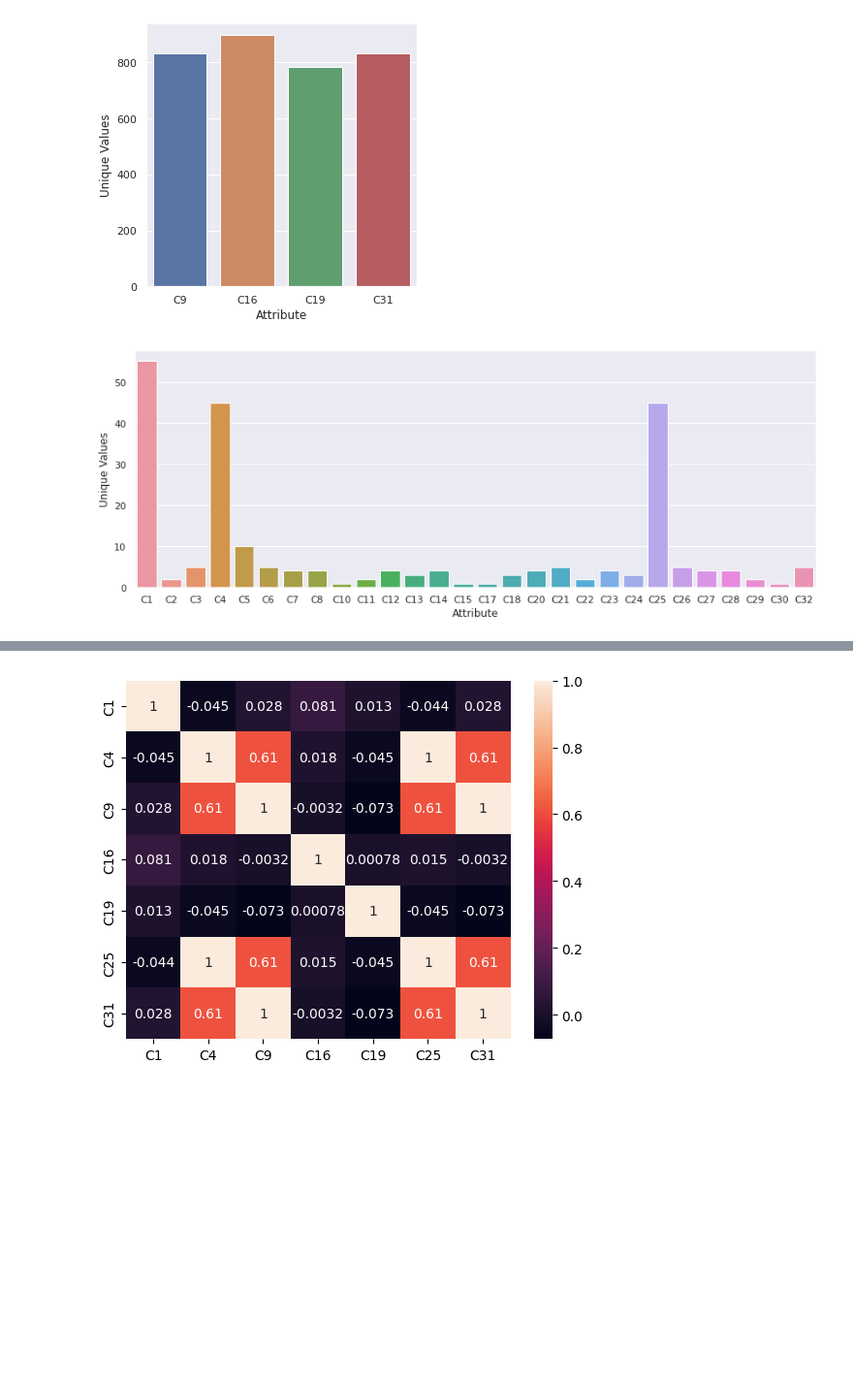
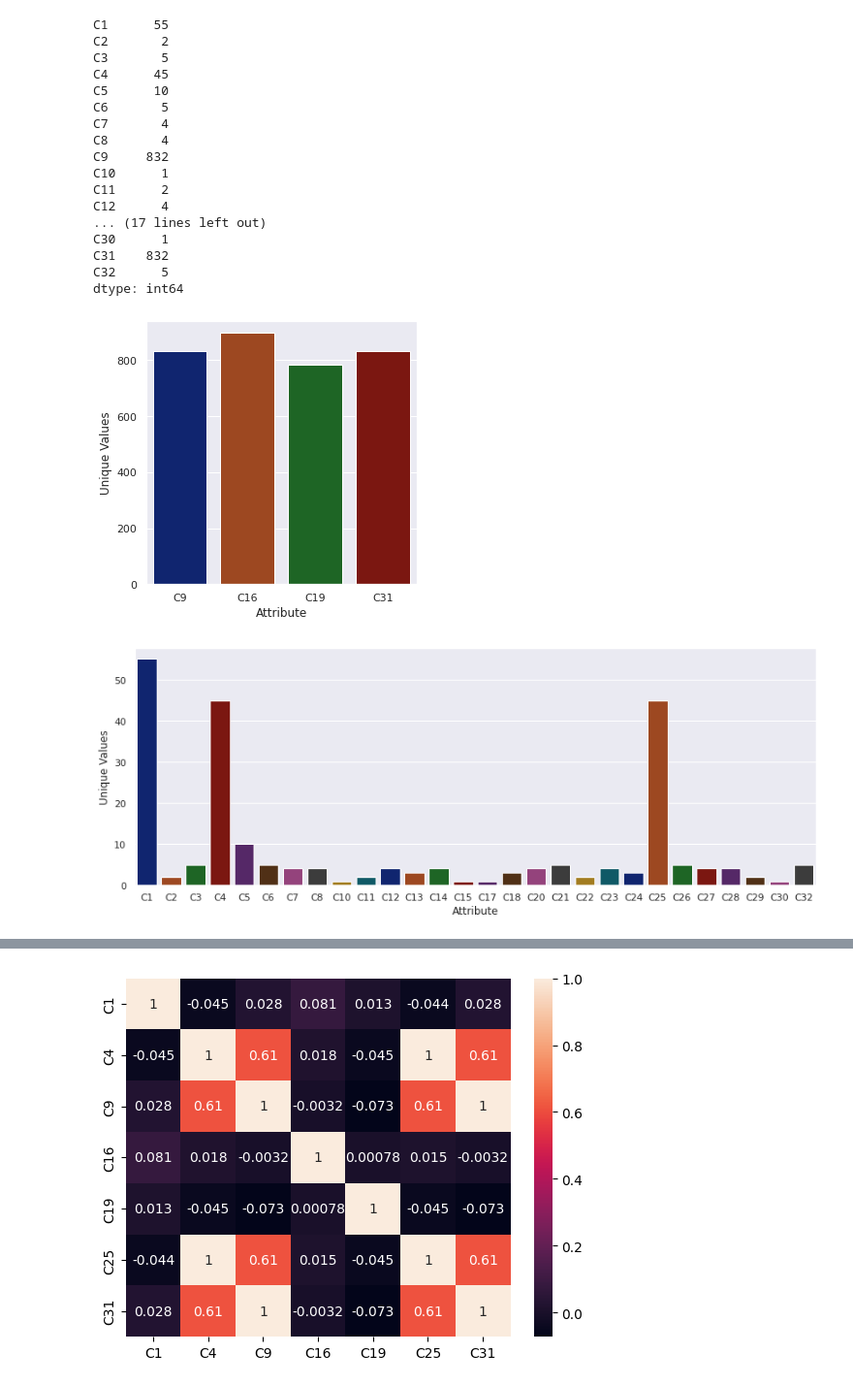
Before and after one commit to Moritz-Bergemann/DM-Assignment, a Jupyter notebook: generate_graphics.ipynb, the cells around one changed output, grey strips where cells are left out. Shown at 97% size. Cells and saved outputs as stored; diff of their text form; code cells hidden in the pictures; blank space fills up the shorter version.

```diff
--- a/generate_graphics.ipynb
+++ b/generate_graphics.ipynb
@@ -11,24 +11,46 @@ def get_train():
 # %%
 # Unique values
 df = get_train()
 
 unique = df.nunique()
 
+print(unique)
+
 unique_high = unique[unique > 100]
 unique_low = unique[unique <= 100]
+
+sns.set_palette("dark")
+
 sns.set(rc={
     'figure.figsize':(len(unique_high)*1.25,5),
 })
-ax = sns.barplot(unique_high.index, unique_high.values, dodge=False)
+ax = sns.barplot(unique_high.index, unique_high.values, dodge=False, palette="dark")
 ax.set(xlabel="Attribute", ylabel="Unique Values")
 plt.show()
 
 sns.set(rc={
     'figure.figsize':(len(unique_low)*0.5,5),
 })
-ax = sns.barplot(unique_low.index, unique_low.values, dodge=False)
+ax = sns.barplot(unique_low.index, unique_low.values, dodge=False, palette="dark")
 ax.set(xlabel="Attribute", ylabel="Unique Values")
 plt.show()
 # %% [output]
+C1      55
+C2       2
+C3       5
+C4      45
+C5      10
+C6       5
+C7       4
+C8       4
+C9     832
+C10      1
+C11      2
+C12      4
+... (17 lines left out)
+C30      1
+C31    832
+C32      5
+dtype: int64
-[figure, old version]
+[figure, new version]
-[figure, old version]
+[figure, new version]
```
Also changed, not shown: parts of 6 cells of this notebook.
